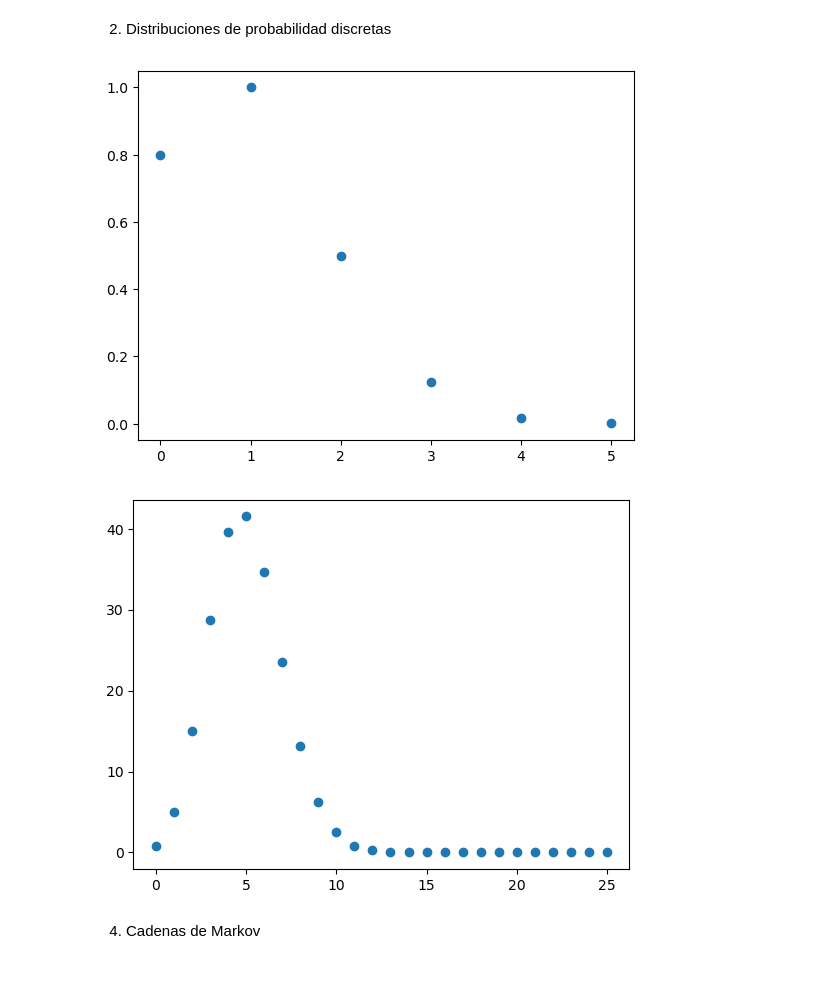
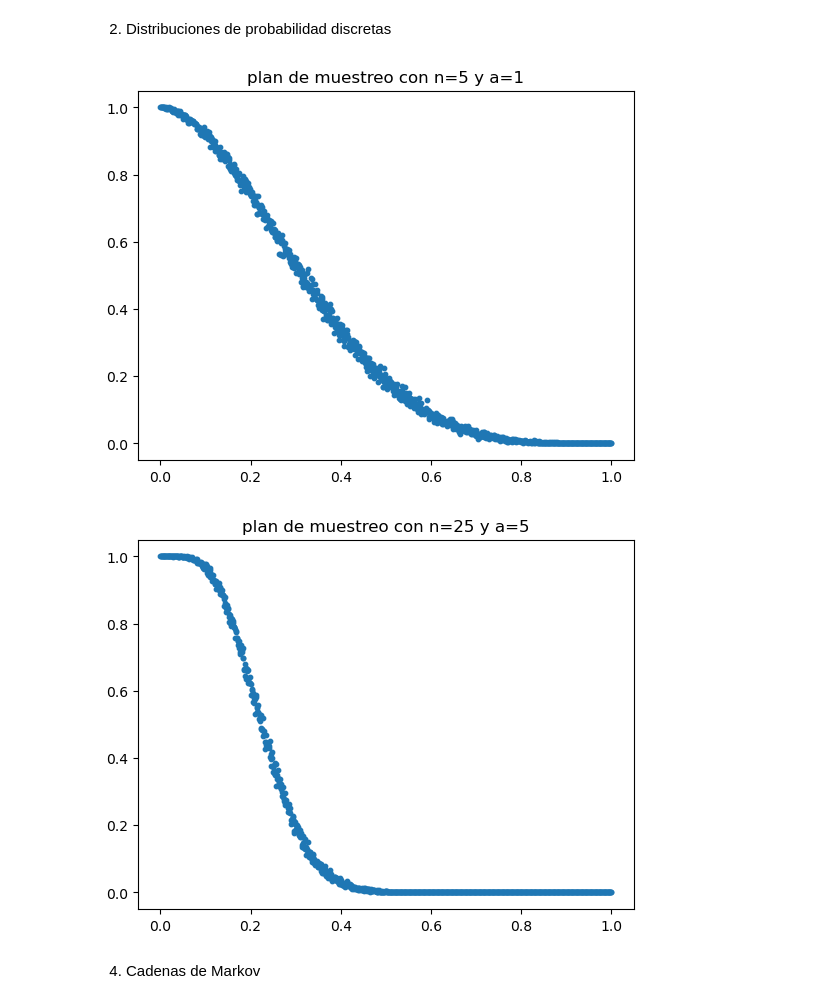
Before and after one commit to Davidsanta0120/Taller-4, a Jupyter notebook: taller4.ipynb, the cells around one changed output. Saved outputs shown, nothing was run; the diff lists cells and outputs as text; code cells hidden in the pictures; blank space fills up the shorter version.

Commit message:
punto2a

```diff
--- a/taller4.ipynb
+++ b/taller4.ipynb
@@ -67,9 +52,20 @@ def punto1_2(N):
-# %%
-punto1_2(5)
-punto1_2(25)
-# %% [output]
-[figure, removed]
-[figure, removed]
+# %%
+def piezasDefect(total,umb,N):
+    x=np.linspace(0,1,N)
+    probV=np.zeros(N)
+    for i in range(x.shape[0]):
+        arreglo=np.random.binomial(total,x[i],size=N)
+        probV[i]=np.mean(arreglo <=umb)
+    plt.scatter (x,probV, s=10)
+    plt.title("plan de muestreo con n="+str(total)+" y a="+str(umb))
+    plt.show()
+
+
+piezasDefect(5,1,1000)
+piezasDefect(25,5,1000)
+# %% [output]
+[figure, added]
+[figure, added]
 # %% [markdown]
 4. Cadenas de Markov
 # %%
```
Also changed, not shown: parts of 3 cells of this notebook.
